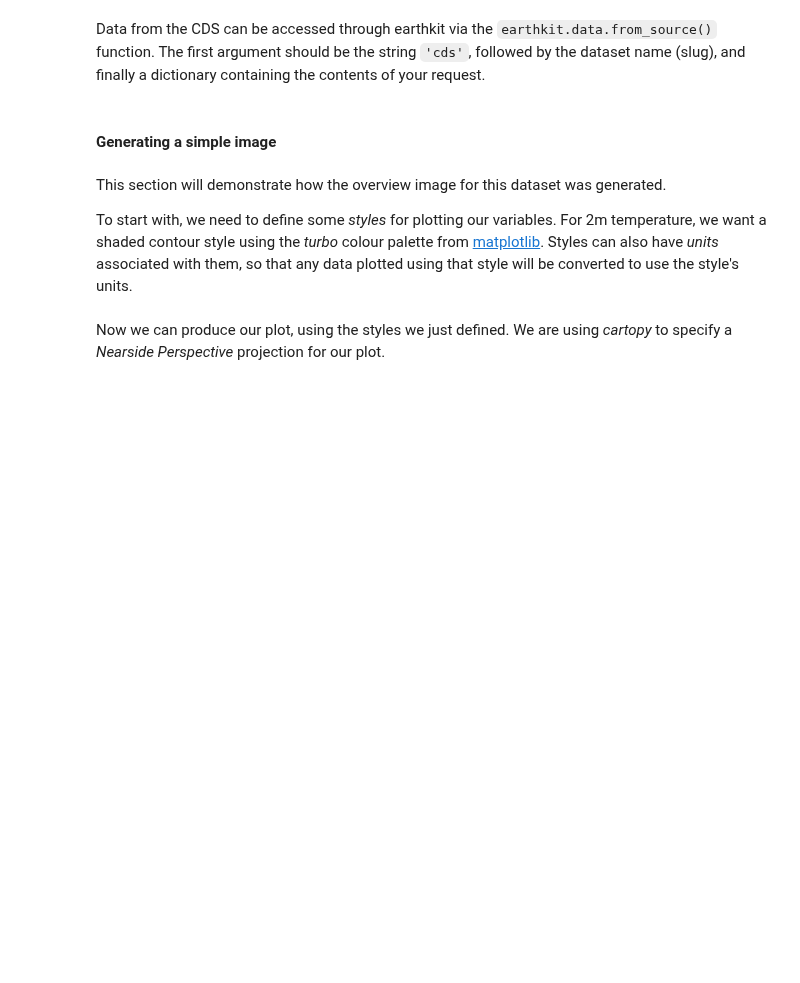
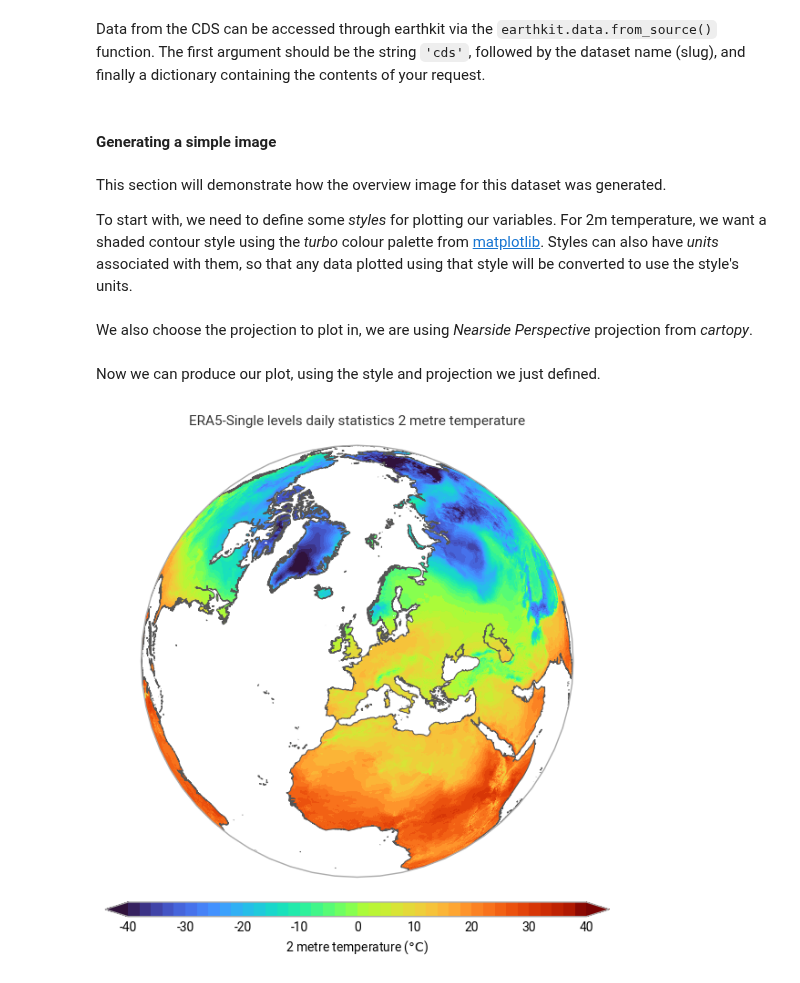
Before and after one commit to ecmwf-projects/dss-notebooks, a Jupyter notebook: datasets/derived-era5-land-daily-statistics/demo.ipynb, the cells around one changed output. Saved outputs shown, nothing was run; the diff lists cells and outputs as text; code cells hidden in the pictures; blank space fills up the shorter version.

Commit message:
derived-era5-land-daily-statistics

```diff
--- a/datasets/derived-era5-land-daily-statistics/demo.ipynb
+++ b/datasets/derived-era5-land-daily-statistics/demo.ipynb
@@ -32,9 +32,11 @@ This section will demonstrate how the overview image for this dataset was genera
 
 To start with, we need to define some *styles* for plotting our variables. For 2m temperature, we want a shaded contour style using the *turbo* colour palette from [matplotlib](https://matplotlib.org/stable/gallery/color/colormap_reference.html). Styles can also have *units* associated with them, so that any data plotted using that style will be converted to use the style's units.
 # %%
-temperature_style = earthkit.maps.styles.Contour(
+temperature_style = earthkit.plots.styles.Style(
     colors="turbo",
     levels=range(-40, 41, 2),
     extend="both",
     units="celsius",
 )
+# %% [markdown]
+We also choose the projection to plot in, we are using *Nearside Perspective* projection from *cartopy*.
@@ -41,30 +46,26 @@ temperature_style = earthkit.maps.styles.Contour(
 # %% [markdown]
-Now we can produce our plot, using the styles we just defined. We are using *cartopy* to specify a *Nearside Perspective* projection for our plot.
+Now we can produce our plot, using the style and projection we just defined.
 # %%
-import cartopy.crs as ccrs
-import earthkit.maps
+earthkit.plots.schema.figsize = (4, 4)
 
-earthkit.maps.schema.figsize = (4, 4)
-
-crs = ccrs.NearsidePerspective(central_latitude=50)
 chart = earthkit.plots.Map(crs=crs)
 
-chart.plot(temperature, style=temperature_style, transform_first=False)
+chart.pcolormesh(temperature, style=temperature_style)
 
 chart.coastlines(resolution="high")
-chart.stock_img()
+# chart.stock_img()
 
 chart.legend(location="bottom")
 
 # For the title, we can take advantage of earthkit-maps metadata
 # detection, which allows us to use format keys like 'variable_name'
-# and 'time', which are then populated from the metadata of the data
-# that's been plotted.
 chart.title(
-    "ERA5-Land Daily statistics {variable_name}\n"
-    "{time:%-d %B %Y} at {time:%H:%M} UTC",
+    "ERA5-Single levels daily statistics {variable_name}\n",
+    # "{valid_time:%-d %B %Y} at {valid_time:%H:%M} UTC",
     fontsize=11,
 )
 
-chart.save("overview-detail.png")
+chart.figure.save("overview-detail.png")
+# %% [output]
+[figure, added]
 # %%
```
Also changed, not shown: parts of 2 cells of this notebook, 2 other files.
